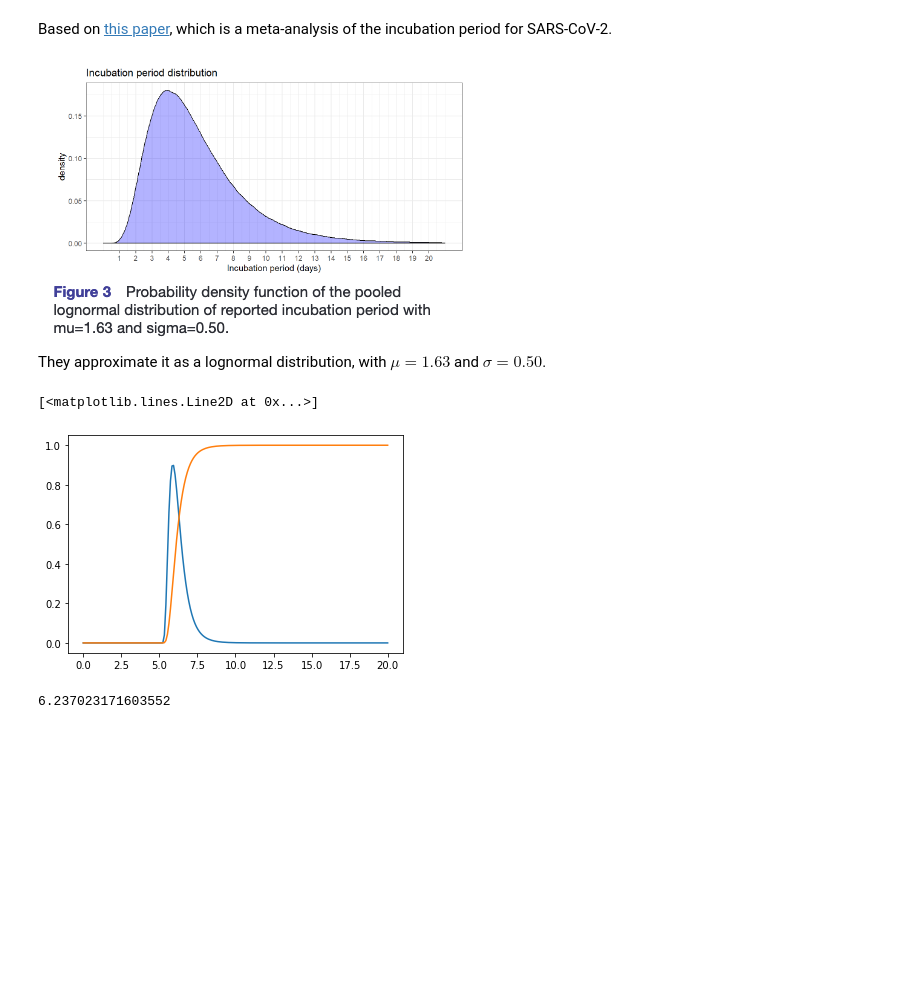
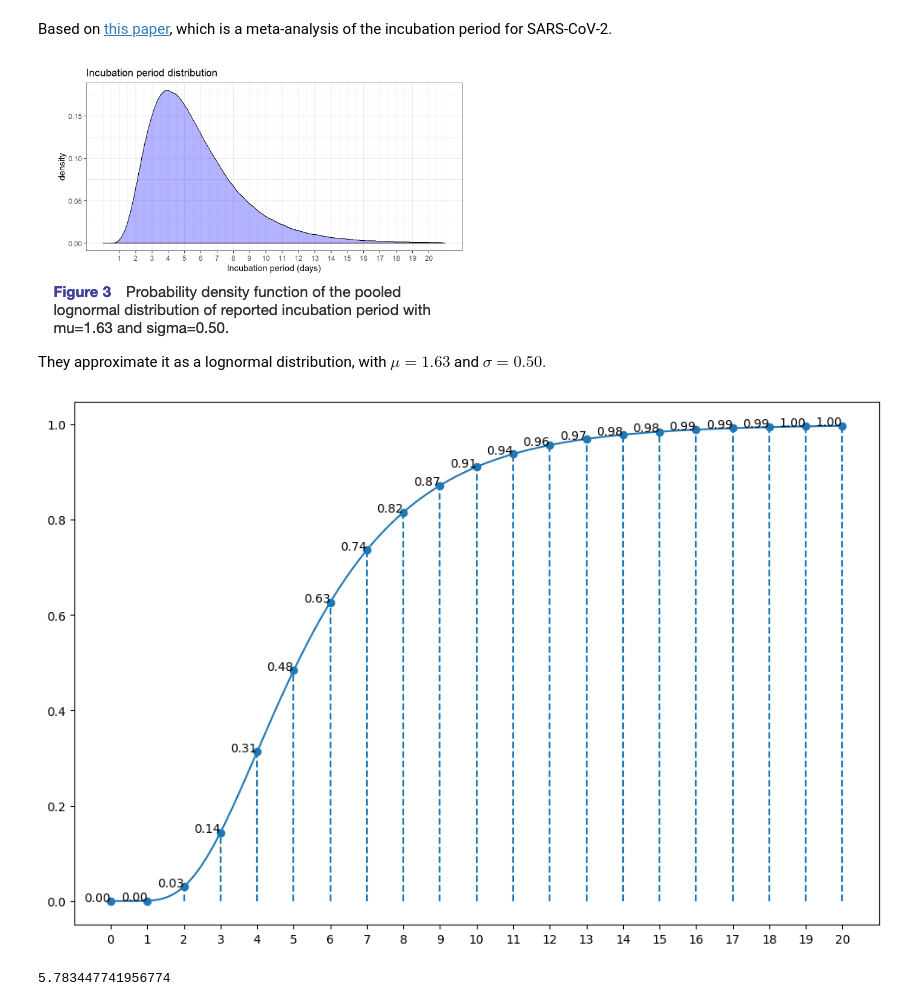
Before and after one commit to lucaswiman/stuff, a Jupyter notebook: python/covid/SARS-CoV-2 time to symptoms.ipynb, the cells around one changed output. Cells and saved outputs as stored; diff of their text form; code cells hidden in the pictures; blank space fills up the shorter version.

Commit message:
Fix distribution so it matches the paper and better format graph.

```diff
--- a/python/covid/SARS-CoV-2 time to symptoms.ipynb
+++ b/python/covid/SARS-CoV-2 time to symptoms.ipynb
@@ -4,24 +4,37 @@ Based on [this paper](https://bmjopen.bmj.com/content/bmjopen/10/8/e039652.full.
 ![image.png](attachment:image.png)
 
 They approximate it as a lognormal distribution, with $\mu=1.63$ and $\sigma=0.50$.
-# %%
-# Based on https://stackoverflow.com/a/13837335
-from math import exp, log
-from scipy.stats import lognorm
-σ = 0.50
-μ = 1.63
-dist=lognorm(s=σ, loc=exp(μ))
-
-import numpy as np
-import pylab as pl
-x=np.linspace(0, 20, 200)
-pl.plot(x,dist.pdf(x))
-pl.plot(x,dist.cdf(x))
-# Note: These graphs do not match the paper 😕
-# %% [output]
-[<matplotlib.lines.Line2D at 0x...>]
-[figure, removed]
+# %%
+# Based on https://stackoverflow.com/a/13837335
+import numpy as np
+import pylab as plt
+from scipy.stats import lognorm
+from matplotlib.ticker import MaxNLocator
+
+σ = 0.50
+μ = 1.63
+dist=lognorm(s=σ, scale=np.exp(μ))
+
+x=np.linspace(0, 20, 200)
+fig = plt.figure(figsize=(12,8), dpi= 100, facecolor='w', edgecolor='k')
+ax = fig.gca()
+
+ticks = np.arange(0, 21, 1.0)
+plt.vlines(ticks, 0, dist.cdf(ticks), linestyle="dashed")
+# plt.hlines(dist.cdf(ticks), 0, ticks, linestyle="dashed")
+# plt.scatter(x, y, zorder=2)
+for tick in ticks:
+    cdf = dist.cdf(tick)
+    plt.text(tick, dist.cdf(tick), f"{cdf:.2f}" ,horizontalalignment='right')
+plt.scatter(ticks, dist.cdf(ticks))
+
+# plt.plot(x, dist.pdf(x))
+plt.plot(x, dist.cdf(x))
+# ax.xaxis.set_major_locator(MaxNLocator(integer=True))
+_ = plt.xticks(ticks)
+# %% [output]
+[figure, added]
 # %%
 dist.mean()
 # %% [output]
-6.237023171603552
+5.783447741956774
```
Also changed, not shown: parts of 1 cell of this notebook.
